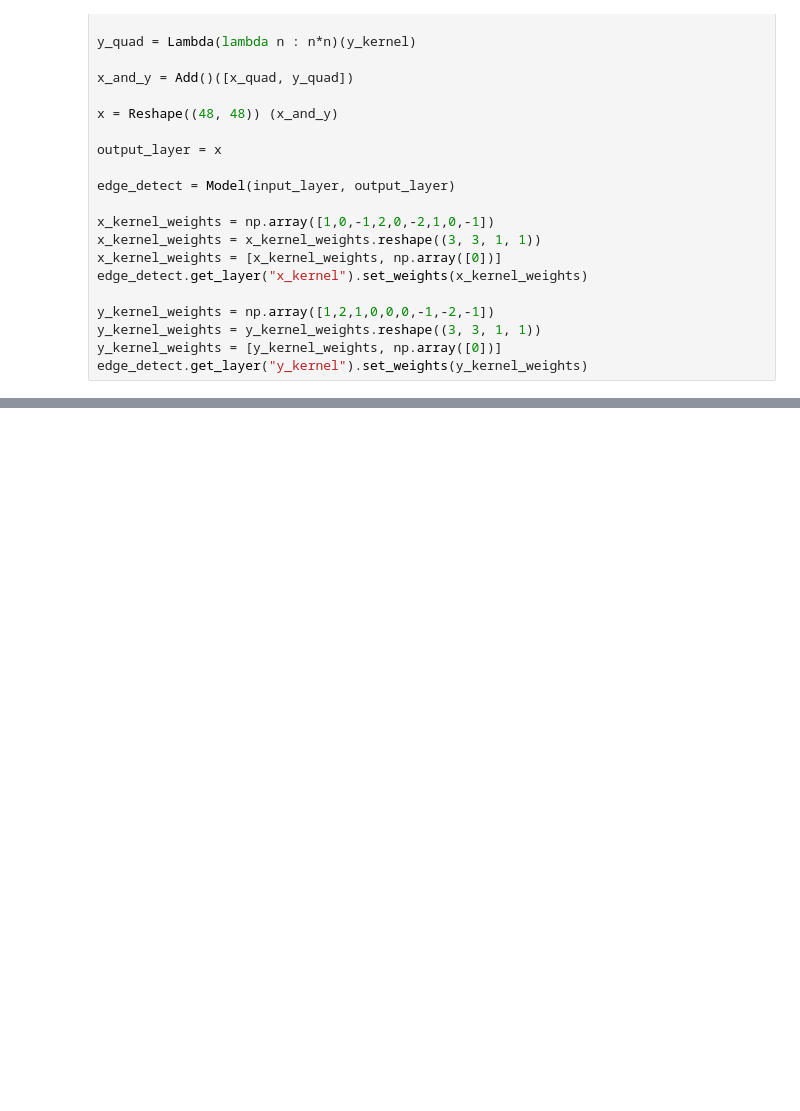
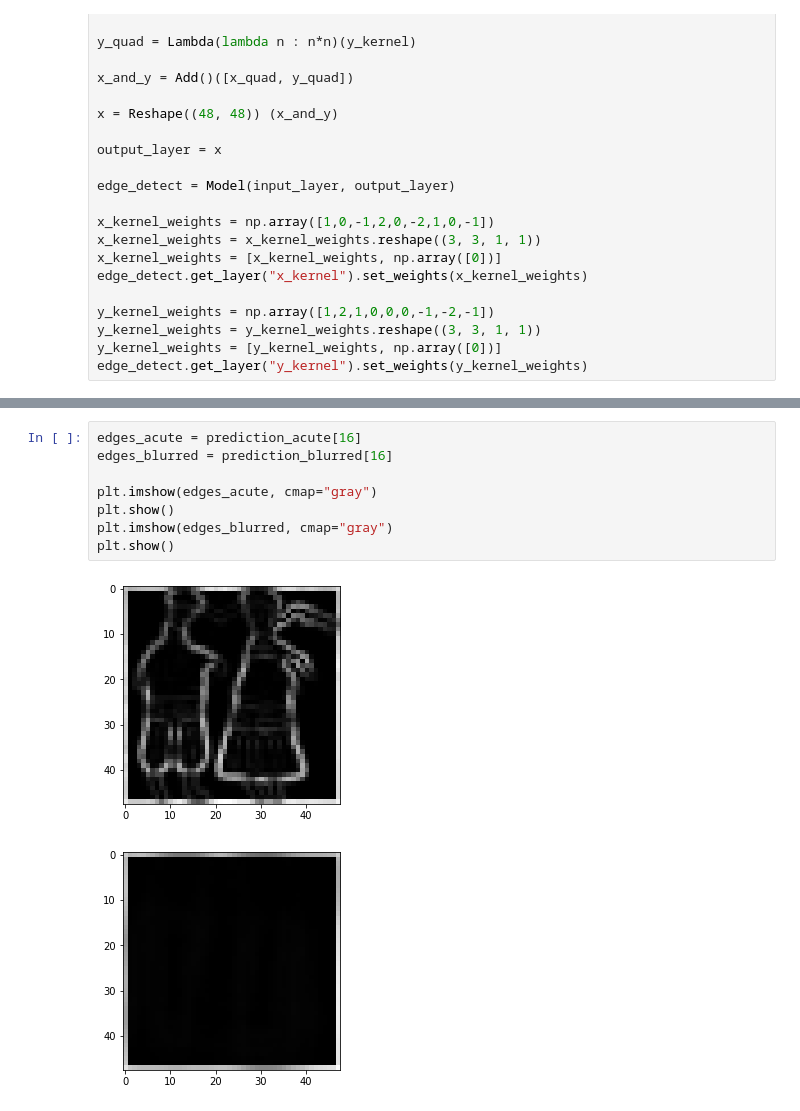
Before and after one commit to MaschinenNah/MachineLearningKochbuch03_LambdaSchichten, a Jupyter notebook: Kantenerkennung_mit_Tensoren.ipynb, the cells around one changed output, grey strips where cells are left out. Cells and saved outputs as stored; diff of their text form; blank space fills up the shorter version.

```diff
--- a/Kantenerkennung_mit_Tensoren.ipynb
+++ b/Kantenerkennung_mit_Tensoren.ipynb
@@ -107,0 +114,11 @@ show.show_images_from_np_array(prediction_blurred, "Edges Blurred")
+# %%
+edges_acute = prediction_acute[16]
+edges_blurred = prediction_blurred[16]
+
+plt.imshow(edges_acute, cmap="gray")
+plt.show()
+plt.imshow(edges_blurred, cmap="gray")
+plt.show()
+# %% [output]
+[figure, added]
+[figure, added]
```
Also changed, not shown: parts of 6 cells of this notebook.
